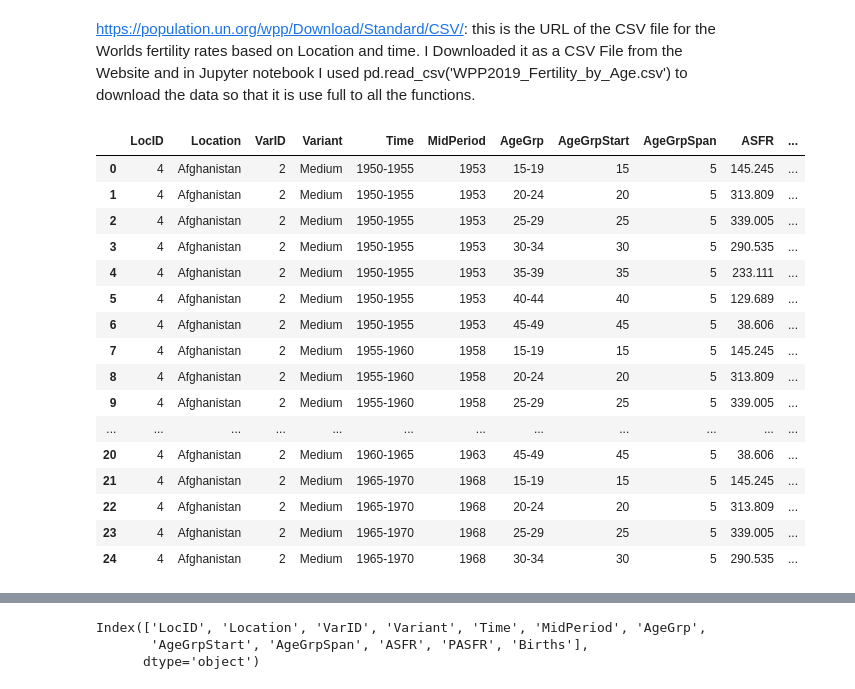
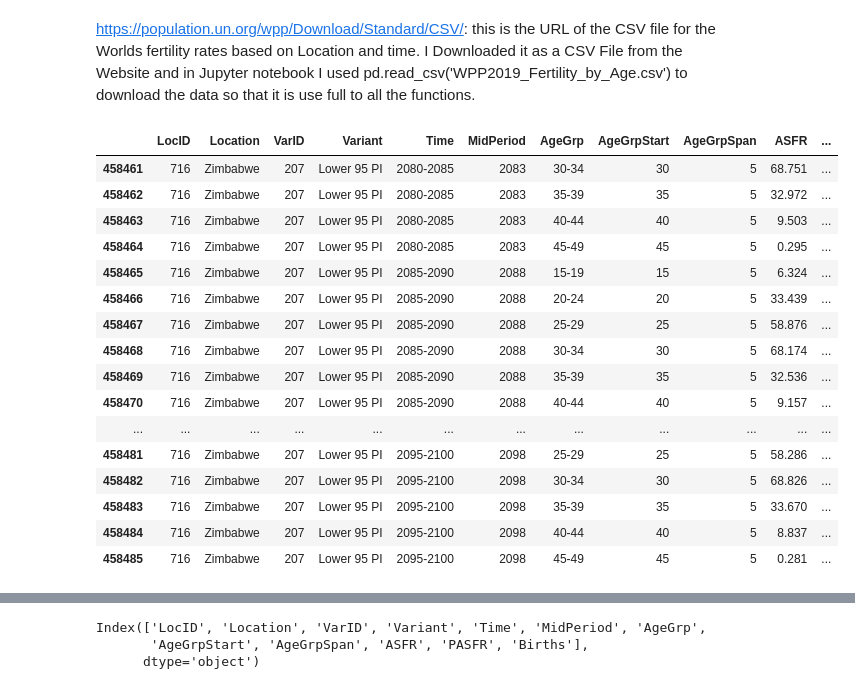
Before and after one commit to jimkellypercine/cs103a-cpa01, a Jupyter notebook: cpa01.ipynb, the cells around one changed output, grey strips where cells are left out. Cells and saved outputs as stored; diff of their text form; code cells hidden in the pictures.

```diff
--- a/cpa01.ipynb
+++ b/cpa01.ipynb
@@ -19,25 +19,25 @@ import matplotlib.pyplot as plt
 # %%
 df = pd.read_csv('WPP2019_Fertility_by_Age.csv')
 data = [row for row in df]
-df.head(25)
+df.tail(25)
 # %% [output]
 |  | LocID | Location | VarID | Variant | Time | MidPeriod | AgeGrp | AgeGrpStart | AgeGrpSpan | ASFR | ... |
-| 0 | 4 | Afghanistan | 2 | Medium | 1950-1955 | 1953 | 15-19 | 15 | 5 | 145.245 | ... |
-| 1 | 4 | Afghanistan | 2 | Medium | 1950-1955 | 1953 | 20-24 | 20 | 5 | 313.809 | ... |
-| 2 | 4 | Afghanistan | 2 | Medium | 1950-1955 | 1953 | 25-29 | 25 | 5 | 339.005 | ... |
-| 3 | 4 | Afghanistan | 2 | Medium | 1950-1955 | 1953 | 30-34 | 30 | 5 | 290.535 | ... |
-| 4 | 4 | Afghanistan | 2 | Medium | 1950-1955 | 1953 | 35-39 | 35 | 5 | 233.111 | ... |
-| 5 | 4 | Afghanistan | 2 | Medium | 1950-1955 | 1953 | 40-44 | 40 | 5 | 129.689 | ... |
-| 6 | 4 | Afghanistan | 2 | Medium | 1950-1955 | 1953 | 45-49 | 45 | 5 | 38.606 | ... |
-| 7 | 4 | Afghanistan | 2 | Medium | 1955-1960 | 1958 | 15-19 | 15 | 5 | 145.245 | ... |
-| 8 | 4 | Afghanistan | 2 | Medium | 1955-1960 | 1958 | 20-24 | 20 | 5 | 313.809 | ... |
-| 9 | 4 | Afghanistan | 2 | Medium | 1955-1960 | 1958 | 25-29 | 25 | 5 | 339.005 | ... |
+| 458461 | 716 | Zimbabwe | 207 | Lower 95 PI | 2080-2085 | 2083 | 30-34 | 30 | 5 | 68.751 | ... |
+| 458462 | 716 | Zimbabwe | 207 | Lower 95 PI | 2080-2085 | 2083 | 35-39 | 35 | 5 | 32.972 | ... |
+| 458463 | 716 | Zimbabwe | 207 | Lower 95 PI | 2080-2085 | 2083 | 40-44 | 40 | 5 | 9.503 | ... |
+| 458464 | 716 | Zimbabwe | 207 | Lower 95 PI | 2080-2085 | 2083 | 45-49 | 45 | 5 | 0.295 | ... |
+| 458465 | 716 | Zimbabwe | 207 | Lower 95 PI | 2085-2090 | 2088 | 15-19 | 15 | 5 | 6.324 | ... |
+| 458466 | 716 | Zimbabwe | 207 | Lower 95 PI | 2085-2090 | 2088 | 20-24 | 20 | 5 | 33.439 | ... |
+| 458467 | 716 | Zimbabwe | 207 | Lower 95 PI | 2085-2090 | 2088 | 25-29 | 25 | 5 | 58.876 | ... |
+| 458468 | 716 | Zimbabwe | 207 | Lower 95 PI | 2085-2090 | 2088 | 30-34 | 30 | 5 | 68.174 | ... |
+| 458469 | 716 | Zimbabwe | 207 | Lower 95 PI | 2085-2090 | 2088 | 35-39 | 35 | 5 | 32.536 | ... |
+| 458470 | 716 | Zimbabwe | 207 | Lower 95 PI | 2085-2090 | 2088 | 40-44 | 40 | 5 | 9.157 | ... |
 | ... | ... | ... | ... | ... | ... | ... | ... | ... | ... | ... | ... |
-| 20 | 4 | Afghanistan | 2 | Medium | 1960-1965 | 1963 | 45-49 | 45 | 5 | 38.606 | ... |
-| 21 | 4 | Afghanistan | 2 | Medium | 1965-1970 | 1968 | 15-19 | 15 | 5 | 145.245 | ... |
-| 22 | 4 | Afghanistan | 2 | Medium | 1965-1970 | 1968 | 20-24 | 20 | 5 | 313.809 | ... |
-| 23 | 4 | Afghanistan | 2 | Medium | 1965-1970 | 1968 | 25-29 | 25 | 5 | 339.005 | ... |
-| 24 | 4 | Afghanistan | 2 | Medium | 1965-1970 | 1968 | 30-34 | 30 | 5 | 290.535 | ... |
+| 458481 | 716 | Zimbabwe | 207 | Lower 95 PI | 2095-2100 | 2098 | 25-29 | 25 | 5 | 58.286 | ... |
+| 458482 | 716 | Zimbabwe | 207 | Lower 95 PI | 2095-2100 | 2098 | 30-34 | 30 | 5 | 68.826 | ... |
+| 458483 | 716 | Zimbabwe | 207 | Lower 95 PI | 2095-2100 | 2098 | 35-39 | 35 | 5 | 33.670 | ... |
+| 458484 | 716 | Zimbabwe | 207 | Lower 95 PI | 2095-2100 | 2098 | 40-44 | 40 | 5 | 8.837 | ... |
+| 458485 | 716 | Zimbabwe | 207 | Lower 95 PI | 2095-2100 | 2098 | 45-49 | 45 | 5 | 0.281 | ... |
 # %%
 # df.describe is used to just give a breif overview of the data
 df.describe()
```
Also changed, not shown: parts of 1 cell of this notebook.
